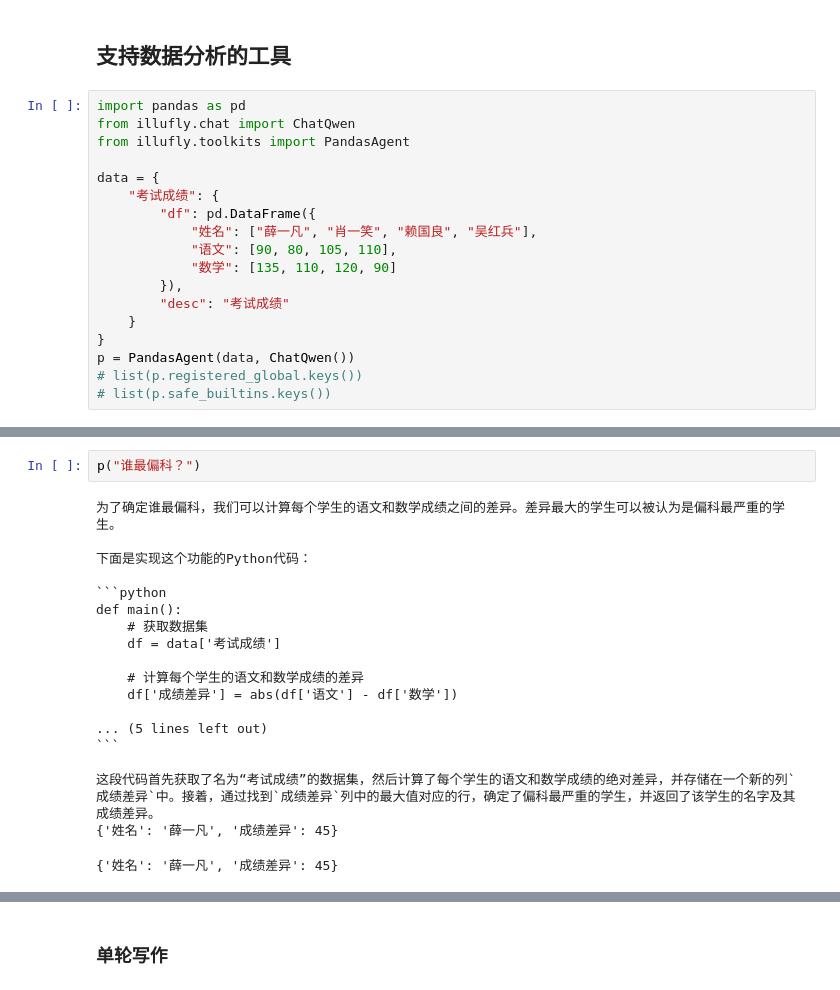
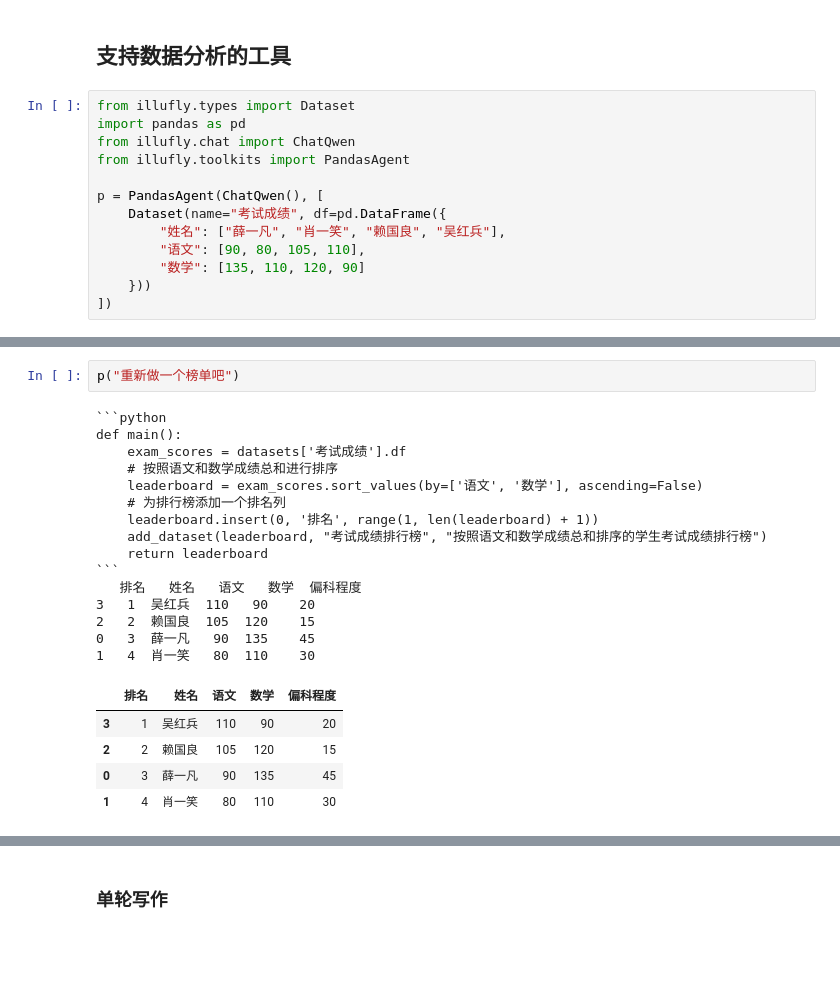
Before and after one commit to arcstep/illufly, a Jupyter notebook: notes/06 BaseAgent/data.ipynb, the cells around one changed output, grey strips where cells are left out. Cells and saved outputs as stored; diff of their text form; blank space fills up the shorter version.

Commit message:
feat: 优化 PandasAgent 在 ReAct 中使用的示例

````diff
--- a/notes/06 BaseAgent/data.ipynb
+++ b/notes/06 BaseAgent/data.ipynb
@@ -1,23 +1,18 @@
 # %% [markdown]
 ## 支持数据分析的工具
 # %%
+from illufly.types import Dataset
 import pandas as pd
 from illufly.chat import ChatQwen
 from illufly.toolkits import PandasAgent
 
-data = {
-    "考试成绩": {
-        "df": pd.DataFrame({
-            "姓名": ["薛一凡", "肖一笑", "赖国良", "吴红兵"],
-            "语文": [90, 80, 105, 110],
-            "数学": [135, 110, 120, 90]
-        }),
-        "desc": "考试成绩"
-    }
-}
-p = PandasAgent(data, ChatQwen())
-# list(p.registered_global.keys())
-# list(p.safe_builtins.keys())
+p = PandasAgent(ChatQwen(), [
+    Dataset(name="考试成绩", df=pd.DataFrame({
+        "姓名": ["薛一凡", "肖一笑", "赖国良", "吴红兵"],
+        "语文": [90, 80, 105, 110],
+        "数学": [135, 110, 120, 90]
+    }))
+])
 # %%
 p("赖国良成绩如何？")
 p.last_output
@@ -68,23 +52,25 @@ print(p.agent.memory[0]['content'])
 **请根据如下任务生成python代码：**
 赖国良成绩如何？
 # %%
-p("谁最偏科？")
+p("重新做一个榜单吧")
 # %% [output]
-为了确定谁最偏科，我们可以计算每个学生的语文和数学成绩之间的差异。差异最大的学生可以被认为是偏科最严重的学生。
-
-下面是实现这个功能的Python代码：
-
 ```python
 def main():
-    # 获取数据集
-    df = data['考试成绩']
-
-    # 计算每个学生的语文和数学成绩的差异
-    df['成绩差异'] = abs(df['语文'] - df['数学'])
-
-... (5 lines left out)
+    exam_scores = datasets['考试成绩'].df
+    # 按照语文和数学成绩总和进行排序
+    leaderboard = exam_scores.sort_values(by=['语文', '数学'], ascending=False)
+    # 为排行榜添加一个排名列
+    leaderboard.insert(0, '排名', range(1, len(leaderboard) + 1))
+    add_dataset(leaderboard, "考试成绩排行榜", "按照语文和数学成绩总和排序的学生考试成绩排行榜")
+    return leaderboard
 ```
-
-这段代码首先获取了名为“考试成绩”的数据集，然后计算了每个学生的语文和数学成绩的绝对差异，并存储在一个新的列`成绩差异`中。接着，通过找到`成绩差异`列中的最大值对应的行，确定了偏科最严重的学生，并返回了该学生的名字及其成绩差异。
-{'姓名': '薛一凡', '成绩差异': 45}
+   排名   姓名   语文   数学  偏科程度
+3   1  吴红兵  110   90    20
+2   2  赖国良  105  120    15
+0   3  薛一凡   90  135    45
+1   4  肖一笑   80  110    30
-{'姓名': '薛一凡', '成绩差异': 45}
+|  | 排名 | 姓名 | 语文 | 数学 | 偏科程度 |
+| 3 | 1 | 吴红兵 | 110 | 90 | 20 |
+| 2 | 2 | 赖国良 | 105 | 120 | 15 |
+| 0 | 3 | 薛一凡 | 90 | 135 | 45 |
+| 1 | 4 | 肖一笑 | 80 | 110 | 30 |
````
Also changed, not shown: parts of 15 cells of this notebook, 1 other file.
